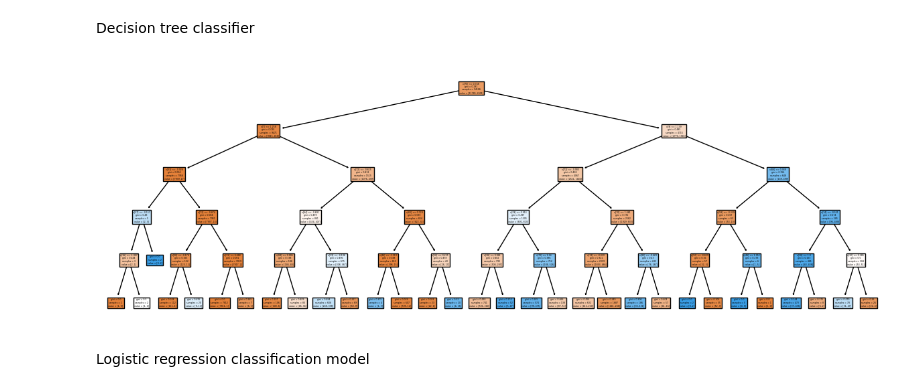
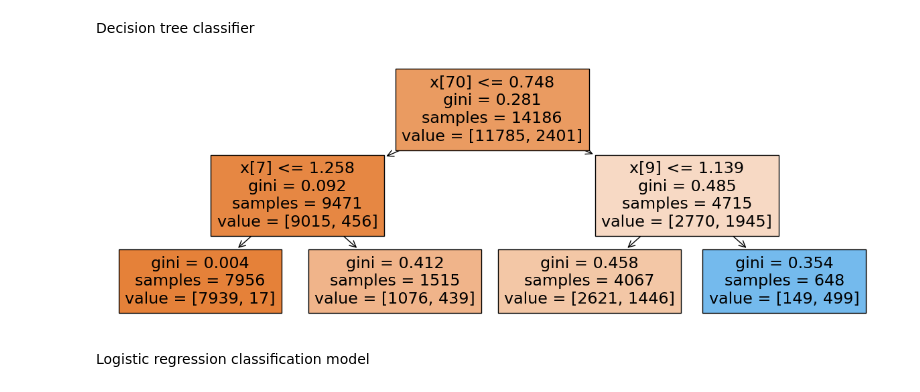
Before and after one commit to rubentorres-developer/ML-FirstHomeAssignment, a Jupyter notebook: Assignment1.ipynb, the cells around one changed output. Drawn from its saved outputs; the diff is of its cells as text; code cells hidden in the pictures.

```diff
--- a/Assignment1.ipynb
+++ b/Assignment1.ipynb
@@ -293,14 +293,14 @@ X_crit_train, X_crit_test, y_crit_train, y_crit_test = train_test_split(df_crit_
                                                     df_crit_y.values, test_size=0.33,
                                                     random_state=22)   #test_size=0.2, random_state=22
 # %%
-dt = tree.DecisionTreeClassifier(max_depth=5) #parametros no construtor
+dt = tree.DecisionTreeClassifier(max_depth=2) #parametros no construtor
 dt = dt.fit(X_crit_train , y_crit_train)
 
 plt.figure(figsize=(15, 5))
 r=tree.plot_tree(dt, filled=True)#, feature_names= df.columns)
 plt.show()
 # %% [output]
-[figure, old version]
+[figure, new version]
 # %%
 dt_preds= dt.predict(X_crit_test)
 # %% [markdown]
```
Also changed, not shown: parts of 5 cells of this notebook.
